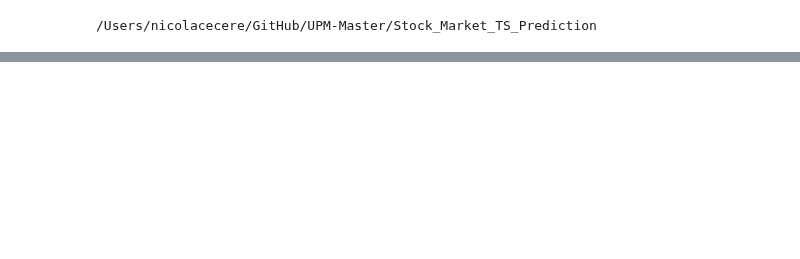
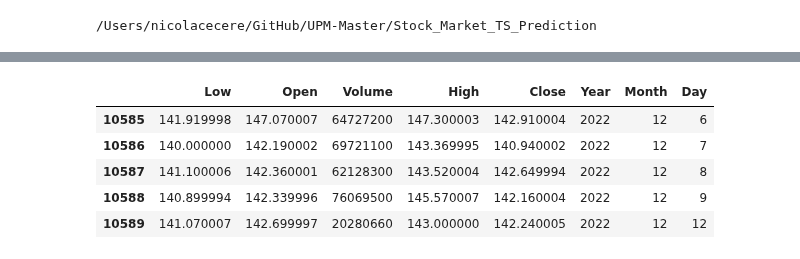
Before and after one commit to nicola-cecere/Stock_Market_TS_Prediction, a Jupyter notebook: models/LSTM.ipynb, the cells around one changed output, grey strips where cells are left out. Saved outputs shown, nothing was run; the diff lists cells and outputs as text; code cells hidden in the pictures; blank space fills up the shorter version.

```diff
--- a/models/LSTM.ipynb
+++ b/models/LSTM.ipynb
@@ -95,0 +65,7 @@ history = model.fit(X_train, y_train, epochs=50, batch_size=1, verbose=1)
+# %%
+# Split the data into training and testing sets
+train_size = int(len(df) * 0.8)
+val_size = int(len(df) * 0.1)
+train = df.iloc[:train_size, :]
+val = df.iloc[train_size : train_size + val_size, :]
+test = df.iloc[train_size + val_size :, :]
@@ -192,0 +214,9 @@ y_pred.shape
+# %%
+test.tail()
+# %% [output]
+|  | Low | Open | Volume | High | Close | Year | Month | Day |
+| 10585 | 141.919998 | 147.070007 | 64727200 | 147.300003 | 142.910004 | 2022 | 12 | 6 |
+| 10586 | 140.000000 | 142.190002 | 69721100 | 143.369995 | 140.940002 | 2022 | 12 | 7 |
+| 10587 | 141.100006 | 142.360001 | 62128300 | 143.520004 | 142.649994 | 2022 | 12 | 8 |
+| 10588 | 140.899994 | 142.339996 | 76069500 | 145.570007 | 142.160004 | 2022 | 12 | 9 |
+| 10589 | 141.070007 | 142.699997 | 20280660 | 143.000000 | 142.240005 | 2022 | 12 | 12 |
```
Also changed, not shown: parts of 19 cells of this notebook, 4 other files.
